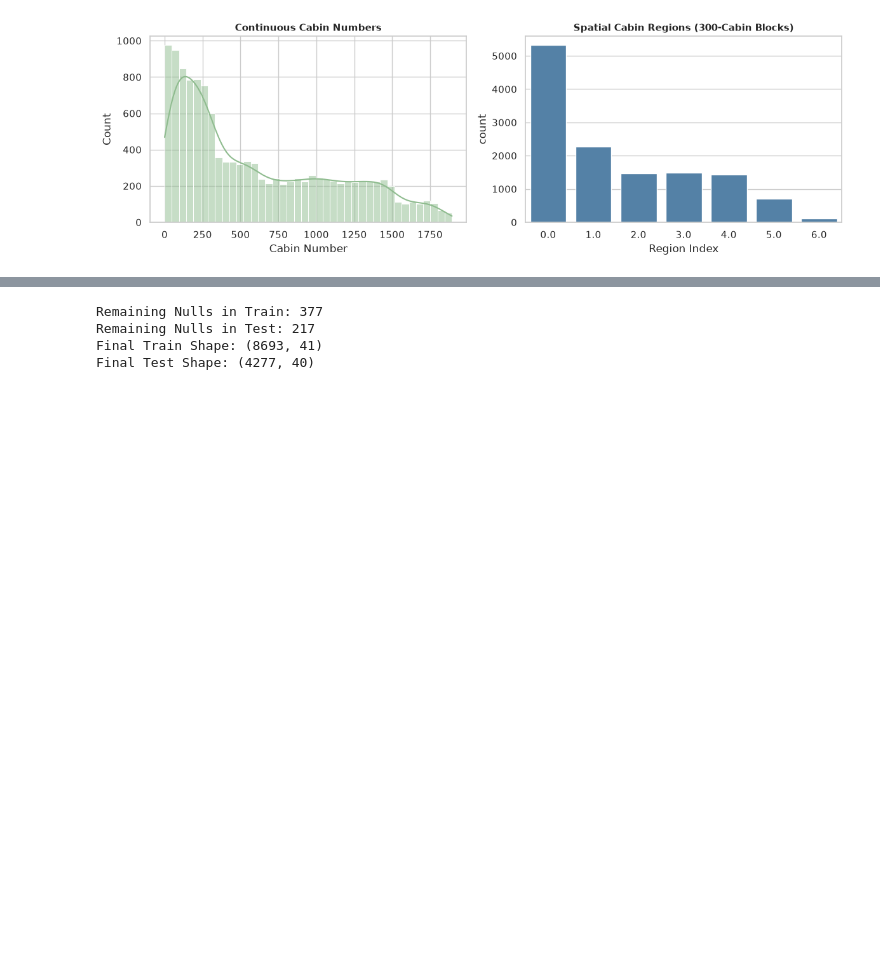
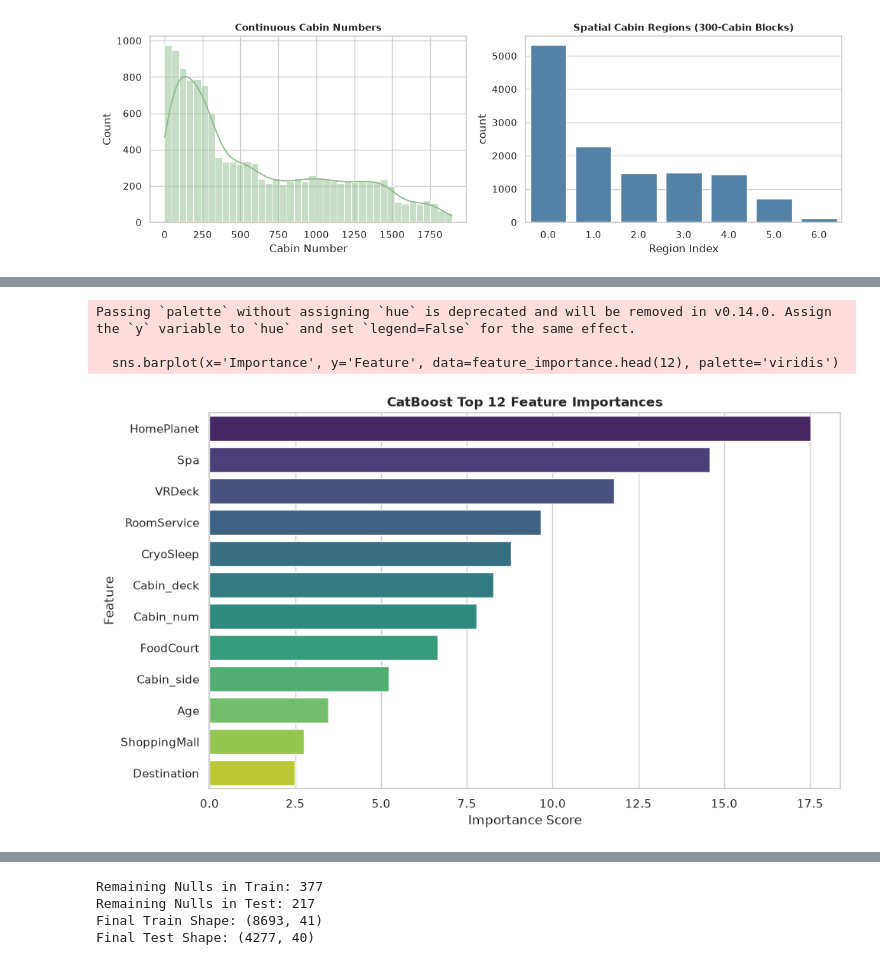
Before and after one commit to skynet-datagrid-labs/alpha-centauri-rescue, a Jupyter notebook: notebooks/Ivan/placeholder.ipynb, the cells around one changed output, grey strips where cells are left out. Cells and saved outputs as stored; diff of their text form; code cells hidden in the pictures; blank space fills up the shorter version.

Commit message:
catboost

```diff
--- a/notebooks/Ivan/placeholder.ipynb
+++ b/notebooks/Ivan/placeholder.ipynb
@@ -966,0 +967,76 @@ plt.show()
+# %%
+import pandas as pd
+import numpy as np
+import matplotlib.pyplot as plt
+import seaborn as sns
+from sklearn.model_selection import train_test_split
+from sklearn.metrics import accuracy_score, classification_report
+from catboost import CatBoostClassifier
+
+# 1. Define Target and Features
+target_col = 'Transported'
+exclude_cols = ['PassengerId', 'Group', target_col]
+feature_cols = [col for col in train_df.columns if col not in exclude_cols]
+
+X = train_df[feature_cols].copy()
+y = train_df[target_col].astype(int)
+
+# 2. Prepare Categorical Features for CatBoost
+cat_cols = ['HomePlanet', 'CryoSleep', 'Destination', 'VIP', 'Cabin_deck', 'Cabin_side']
+
+# Ensure categorical features are strings and missing values are labeled
+for col in cat_cols:
+    if col in X.columns:
+        X[col] = X[col].fillna('Missing').astype(str)
+
+# Ensure numerical features are numeric (CatBoost natively handles missing numerical values)
+num_cols = [col for col in feature_cols if col not in cat_cols]
+for col in num_cols:
+    X[col] = pd.to_numeric(X[col], errors='coerce')
+
+# 3. Train / Validation Split (80% Train, 20% Validation)
+X_train, X_val, y_train, y_val = train_test_split(
+    X, y, test_size=0.20, random_state=42, stratify=y
+)
+
+# 4. Initialize and Train CatBoost Classifier
+cb_model = CatBoostClassifier(
+    iterations=1000,
+    learning_rate=0.03,
+    depth=6,
+    eval_metric='Accuracy',
+    random_seed=42,
+    early_stopping_rounds=50,
+    verbose=100
+)
+
+cb_model.fit(
+    X_train, y_train,
+    cat_features=cat_cols,
+    eval_set=(X_val, y_val),
+    use_best_model=True
+)
+
+# 5. Model Evaluation
+val_preds = cb_model.predict(X_val)
+val_acc = accuracy_score(y_val, val_preds)
+
+print("\n" + "=" * 55)
+print(f"Validation Set Accuracy: {val_acc:.5f}")
+print("=" * 55)
+print("\nClassification Report:\n", classification_report(y_val, val_preds))
+
+# 6. Plot Top Feature Importances
+feature_importance = pd.DataFrame({
+    'Feature': feature_cols,
+    'Importance': cb_model.get_feature_importance()
+}).sort_values('Importance', ascending=False)
+
+plt.figure(figsize=(10, 6))
+sns.barplot(x='Importance', y='Feature', data=feature_importance.head(12), palette='viridis')
+plt.title('CatBoost Top 12 Feature Importances', fontsize=12, fontweight='bold')
+plt.xlabel('Importance Score')
+plt.ylabel('Feature')
+plt.tight_layout()
+plt.show()
+# %% [output]
@@ -966,0 +1060,4 @@ plt.show()
+Passing `palette` without assigning `hue` is deprecated and will be removed in v0.14.0. Assign the `y` variable to `hue` and set `legend=False` for the same effect.
+
+  sns.barplot(x='Importance', y='Feature', data=feature_importance.head(12), palette='viridis')
+[figure, added]
```
Also changed, not shown: parts of 19 cells of this notebook, 1 other file.
